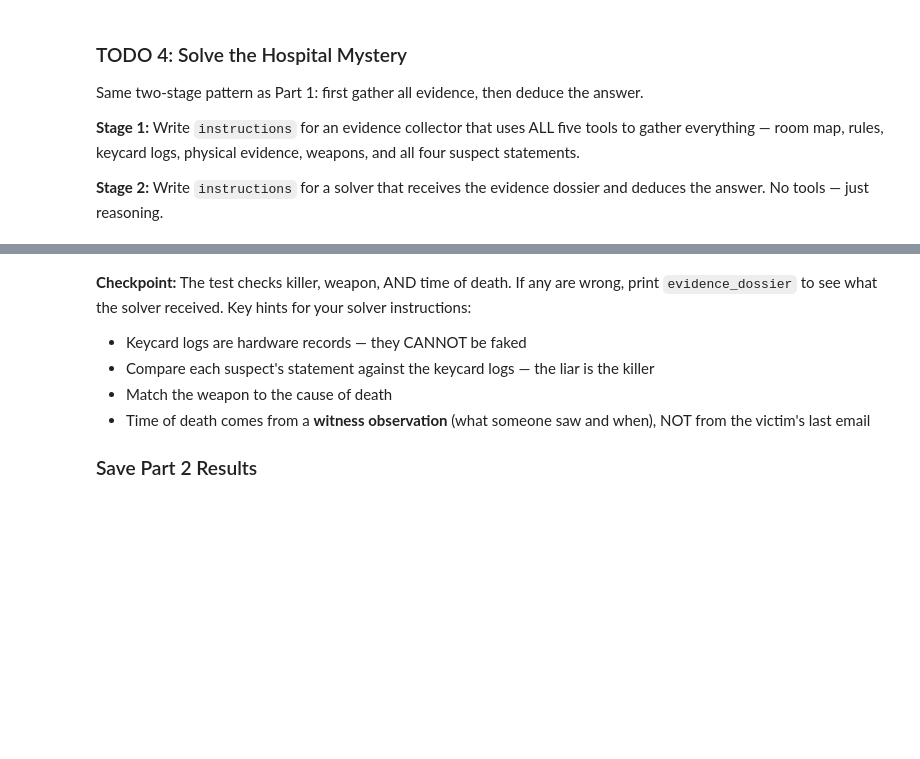
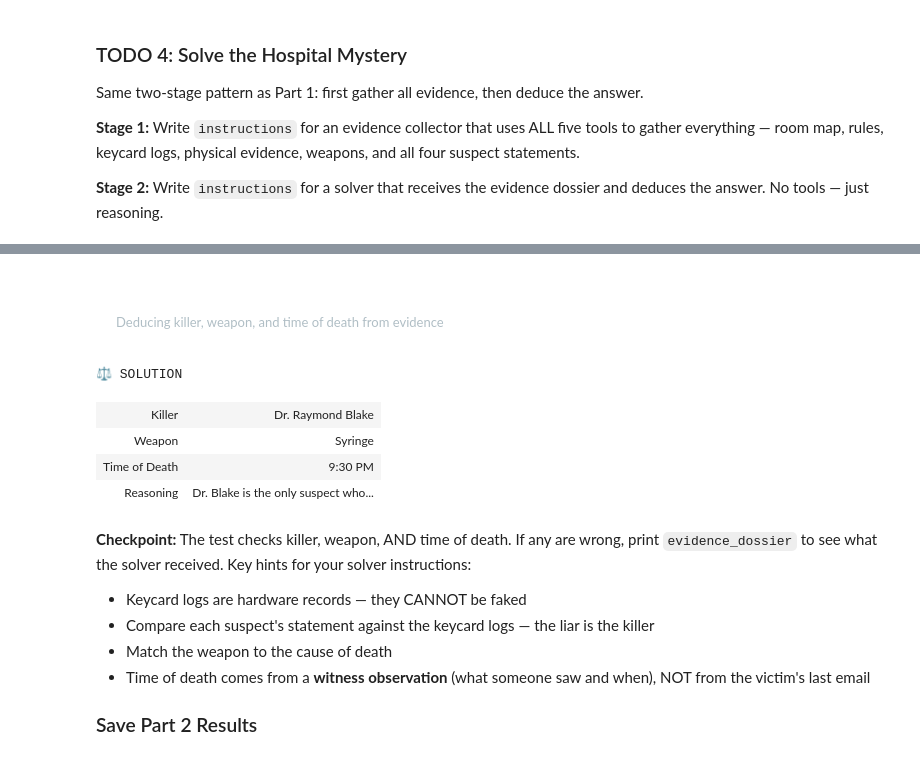
Before and after one commit to UCSF-DataSci/08-secret-agent-man-audreysu8, a Jupyter notebook: assignment.ipynb, the cells around one changed output, grey strips where cells are left out. Drawn from its saved outputs; the diff is of its cells as text; code cells hidden in the pictures; blank space fills up the shorter version.

```diff
--- a/assignment.ipynb
+++ b/assignment.ipynb
@@ -432,11 +586,11 @@ evidence_collector = Agent(
     name="Evidence Collector",
     model=AGENTS_MODEL,
     model_settings=SETTINGS,
-    instructions="",  # TODO: Write your instructions here
+    instructions="You are the evidence collector for the investigation into Dr. Eleanor Voss' murder at St. Mercy hospital. Your task is to gather all relevant evidence using all five tools, including the room map, rules, keycard logs, physical evidence, weapons, and all four suspect statements. Use the tools at your disposal to collect this information and summarize it in a HospitalEvidence output that includes all the details you find.",
     tools=hospital_tools,
     output_type=HospitalEvidence,
 )
 
 # Uncomment to run your agent:
-# collect_result = await Runner.run(evidence_collector, "Collect all evidence for the Dr. Voss murder case.", max_turns=15)
-# hospital_evidence = collect_result.final_output
+collect_result = await Runner.run(evidence_collector, "Collect all evidence for the Dr. Voss murder case.", max_turns=15)
+hospital_evidence = collect_result.final_output
@@ -475,21 +662,34 @@ solver = Agent(
     name="Forensic Analyst",
     model=AGENTS_MODEL,
     model_settings=SETTINGS,
-    instructions="",  # TODO: Write your instructions here
+    instructions=f"""You are the forensic analyst for the investigation into Dr. Eleanor Voss' murder at St. Mercy hospital. I want you to analyze the evidence in the following evidence dossier I will provide you in order to determine the killer, the weapon used, the time of death, and the reasoning for each conclusion. \n\n{evidence_dossier}\n. Here are some tips to help you:
+    - Keycard logs are hardware records — they CANNOT be faked
+    - Compare each suspect's statement against the keycard logs — the liar is the killer
+    - Match the weapon to the cause of death
+    - Time of death comes from a witness observation (what someone saw and when), NOT from the victim's last email""",
     output_type=PuzzleSolution,
 )
 
 # Uncomment to run your agent:
-# solve_result = await Runner.run(solver, f"Analyze this evidence and solve the murder:\n\n{evidence_dossier}", max_turns=3)
-# solution = solve_result.final_output
+solve_result = await Runner.run(solver, f"Analyze this evidence and solve the murder:\n\n{evidence_dossier}", max_turns=3)
+solution = solve_result.final_output
+# %% [output]
+STAGE 2 Forensic Analysis
+Deducing killer, weapon, and time of death from evidence
 # %%
 # Uncomment to see the verdict:
-# display_verdict("SOLUTION", {
-#     "Killer": solution.killer,
-#     "Weapon": solution.weapon,
-#     "Time of Death": solution.time_of_death,
-#     "Reasoning": solution.reasoning,
-# })
+display_verdict("SOLUTION", {
+    "Killer": solution.killer,
+    "Weapon": solution.weapon,
+    "Time of Death": solution.time_of_death,
+    "Reasoning": solution.reasoning,
+})
+# %% [output]
+⚖ SOLUTION
+| Killer | Dr. Raymond Blake |
+| Weapon | Syringe |
+| Time of Death | 9:30 PM |
+| Reasoning | Dr. Blake is the only suspect who... |
 # %% [markdown]
 **Checkpoint:** The test checks killer, weapon, AND time of death. If any are wrong, print `evidence_dossier` to see what the solver received. Key hints for your solver instructions:
 - Keycard logs are hardware records — they CANNOT be faked
```
Also changed, not shown: parts of 19 cells of this notebook, 2 other files.
